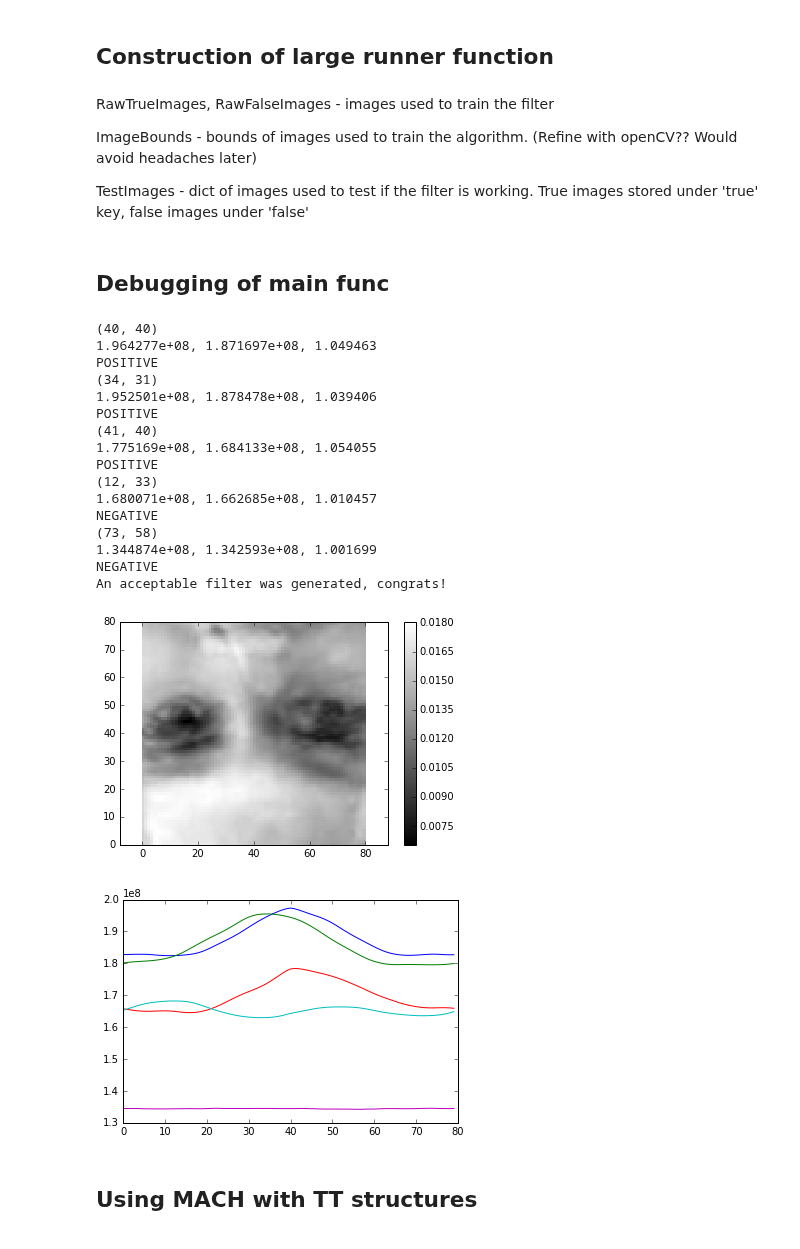
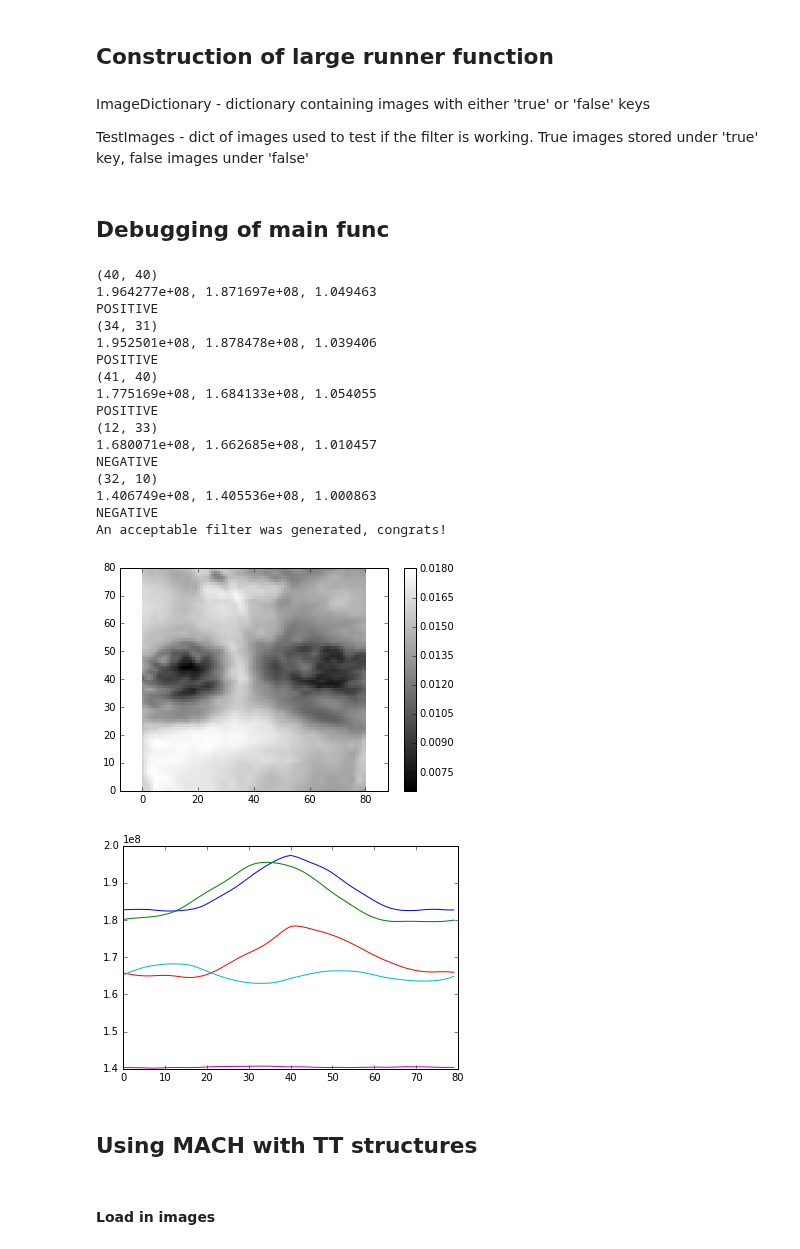
Before and after one commit to huskeypm/sparkdetection, a Jupyter notebook: mach/MACH.ipynb, the cells around one changed output. Drawn from its saved outputs; the diff is of its cells as text; code cells hidden in the pictures.

Commit message:
Added in source images for WT filter construction and generalized MACH.ipynb

```diff
--- a/mach/MACH.ipynb
+++ b/mach/MACH.ipynb
@@ -185,9 +185,7 @@ util.myplot(corr)
 # %% [markdown]
 ## Construction of large runner function
 # %% [markdown]
-RawTrueImages, RawFalseImages - images used to train the filter
-
-ImageBounds - bounds of images used to train the algorithm. (Refine with openCV?? Would avoid headaches later)
+ImageDictionary - dictionary containing images with either 'true' or 'false' keys
 
 TestImages - dict of images used to test if the filter is working. True images stored under 'true' key, false images under 'false'
 # %%
@@ -253,37 +252,46 @@ def main(RawTrueImageLocations, RawFalseImageLocations, ImageBounds, TestImageLo
 # %% [markdown]
 ## Debugging of main func
 # %%
+ImageBounds = [60,140]
+
 root = "./images/"
 trueNames = ['a', 'b', 'c']
-TestTrue = [root+i+'.png' for i in trueNames]
+trueTestNames = [root+i+'.png' for i in trueNames]
+trueTestImages = []
+for f in trueTestNames:
+    trueTestImages.append(util.ReadImg(f, renorm=True,bound=ImageBounds))
+trueTestImages = np.asarray(trueTestImages)
 
 falseNames = ['false']
-TestFalse = [root+i+'.png' for i in falseNames]
-
-ImageBounds = [60,140]
+falseTestNames = [root+i+'.png' for i in falseNames]
+falseTestImages = []
+for f in falseTestNames:
+    falseTestImages.append(util.ReadImg(f,renorm=True,bound=ImageBounds))
+falseTestImages = np.asarray(falseTestImages)
 # %%
-trueTestImages = TestTrue ; falseTestImages = TestFalse
-testImages = {'true': trueTestImages, 'false': falseTestImages}
+testImages = {'true': trueTestImages, 'false': falseTestImages, 'test':trueTestImages}
 # %%
-generatedFilter = main(TestTrue, TestFalse, ImageBounds, testImages)
+generatedFilter = main(testImages)
 # %% [output]
 (40, 40)
 1.964277e+08, 1.871697e+08, 1.049463
 POSITIVE
 (34, 31)
 1.952501e+08, 1.878478e+08, 1.039406
 POSITIVE
 (41, 40)
 1.775169e+08, 1.684133e+08, 1.054055
 POSITIVE
 (12, 33)
 1.680071e+08, 1.662685e+08, 1.010457
 NEGATIVE
-(73, 58)
-1.344874e+08, 1.342593e+08, 1.001699
+(32, 10)
+1.406749e+08, 1.405536e+08, 1.000863
 NEGATIVE
 An acceptable filter was generated, congrats!
 [figure]
-[figure, old version]
+[figure, new version]
 # %% [markdown]
 ## Using MACH with TT structures
+# %% [markdown]
+#### Load in images
```
Also changed, not shown: parts of 8 cells of this notebook, 48 other files.
